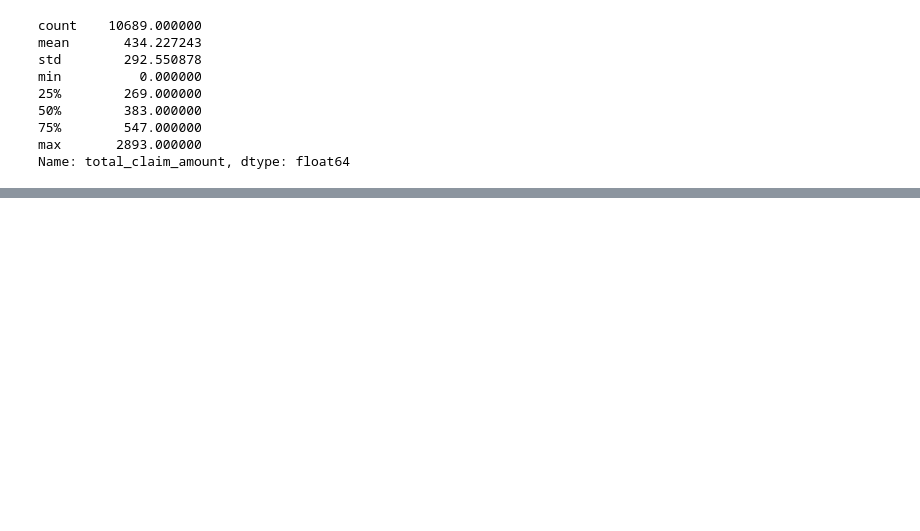
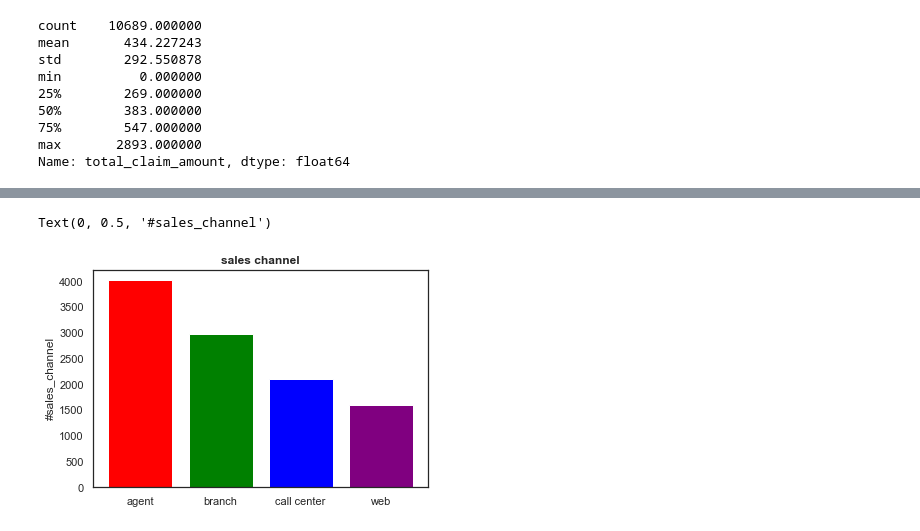
Before and after one commit to esrabecker/Ironhack-DA, a Jupyter notebook: Customer Analysis Case Study - EDA.ipynb, the cells around one changed output, grey strips where cells are left out. Saved outputs shown, nothing was run; the diff lists cells and outputs as text; code cells hidden in the pictures; blank space fills up the shorter version.

```diff
--- a/Customer Analysis Case Study - EDA.ipynb
+++ b/Customer Analysis Case Study - EDA.ipynb
@@ -135,0 +235,9 @@ Name: total_claim_amount, dtype: float64
+# %%
+plt.bar(sales_channels.index, sales_channels, color=('red','green', 'blue', 'purple'))
+# set title
+plt.title('sales channel', fontweight='bold')
+plt.xticks(ticks=[0,1,2,3],labels=["agent","branch", "call center", "web"])
+plt.ylabel("#sales_channel")
+# %% [output]
+Text(0, 0.5, '#sales_channel')
+[figure, added]
```
Also changed, not shown: parts of 47 cells of this notebook.
